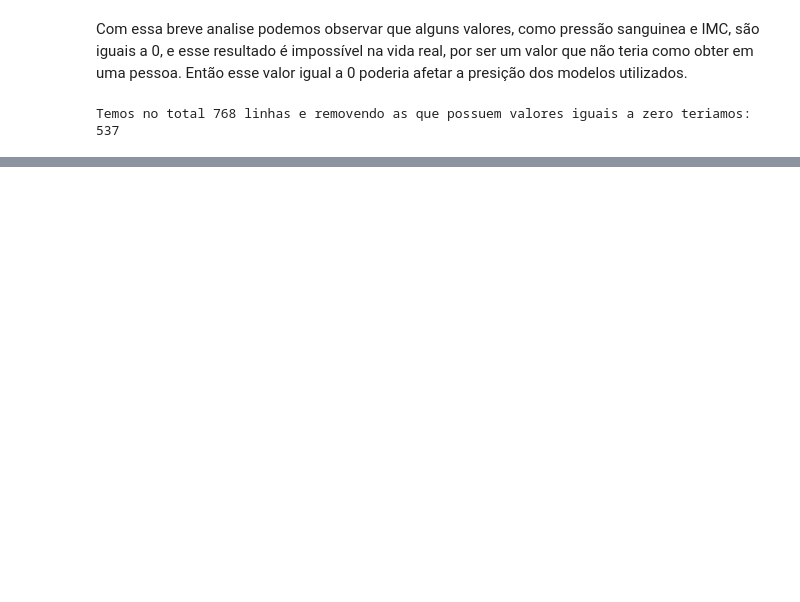
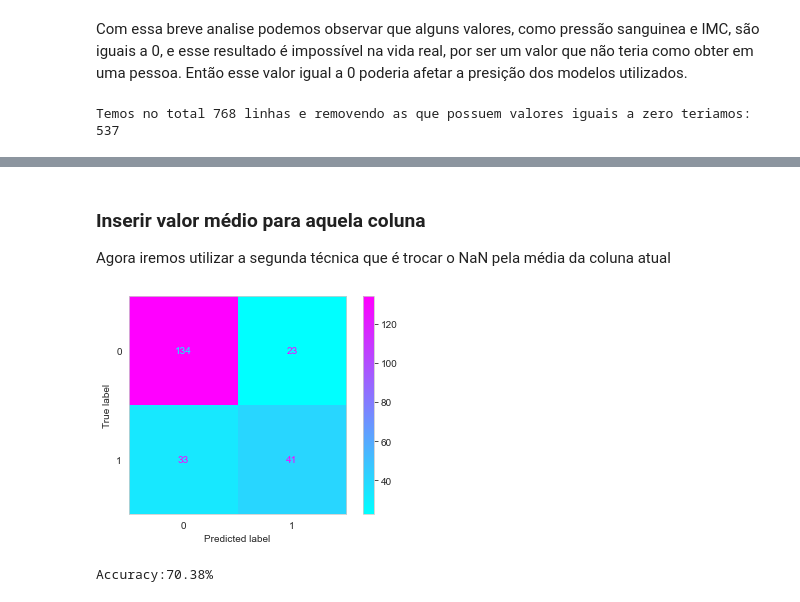
Before and after one commit to gabrielandm/trilha_IA, a Jupyter notebook: projeto-09-Data-science/projeto-09-Data-science.ipynb, the cells around one changed output, grey strips where cells are left out. Cells and saved outputs as stored; diff of their text form; code cells hidden in the pictures; blank space fills up the shorter version.

```diff
--- a/projeto-09-Data-science/projeto-09-Data-science.ipynb
+++ b/projeto-09-Data-science/projeto-09-Data-science.ipynb
@@ -110,0 +99,26 @@ ValueError: Series.replace cannot use dict-like to_replace and non-None value
+# %% [markdown]
+### Inserir valor médio para aquela coluna
+
+Agora iremos utilizar a segunda técnica que é trocar o NaN pela média da coluna atual
+# %%
+y = df.Outcome
+X = df.drop(["Outcome"], axis=1)
+
+# Change all 0 to NaN
+X.replace(0, np.nan, inplace=True)
+
+X_train, X_valid, y_train, y_valid = train_test_split(X, y, train_size=0.7, test_size=0.3, random_state=RS)
+
+from sklearn.impute import SimpleImputer
+# Imputing data in df
+my_imputer = SimpleImputer()
+imputed_X_train = pd.DataFrame(my_imputer.fit_transform(X_train))
+imputed_X_valid = pd.DataFrame(my_imputer.transform(X_valid))
+# Putting column names back to the imputed df
+imputed_X_train.columns = X_train.columns
+imputed_X_valid.columns = X_valid.columns
+
+print("Accuracy:" + str(round(score_dataset(imputed_X_train, imputed_X_valid, y_train, y_valid)*100, 2)) + "%")
+# %% [output]
+[figure, added]
+Accuracy:70.38%
```
Also changed, not shown: parts of 35 cells of this notebook, 3 other files.
